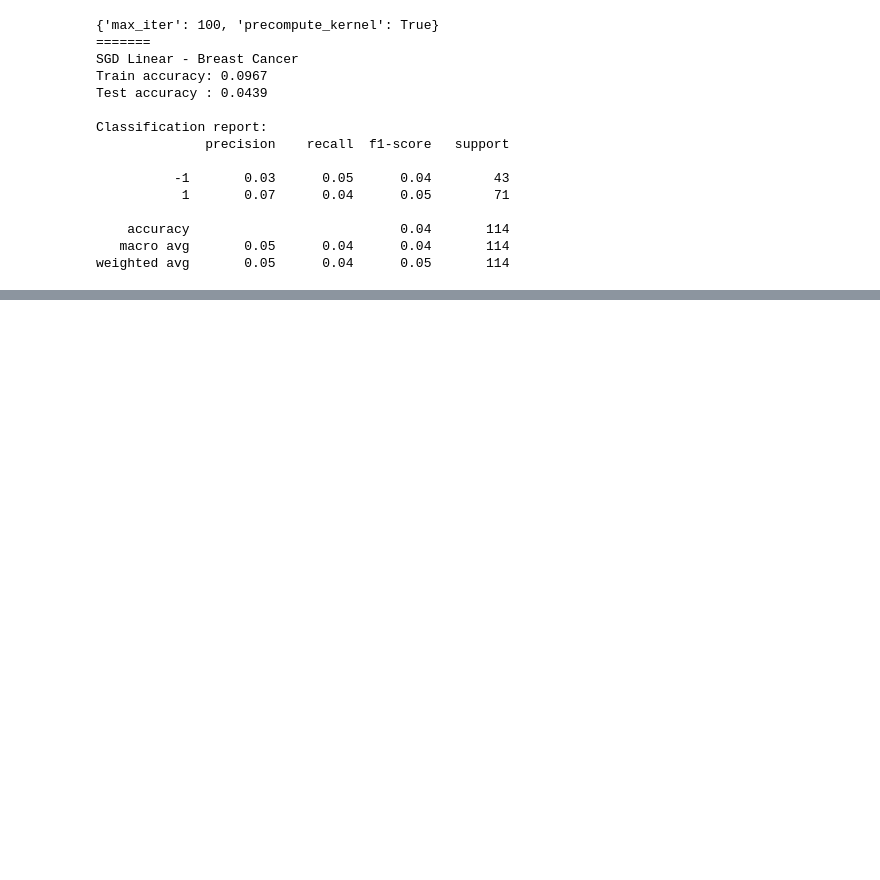
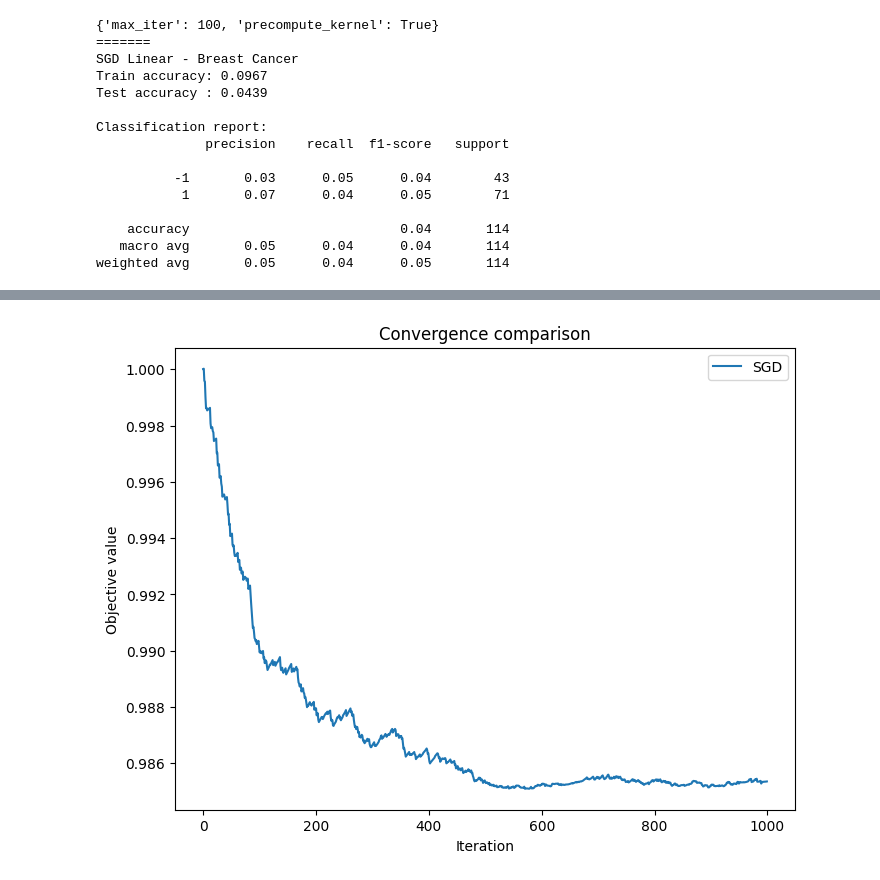
Before and after one commit to PioRow/Stochastic_Conjugete_subgradient_algorithm_for_kernel_SVM, a Jupyter notebook: algorithm_base_comparison.ipynb, the cells around one changed output, grey strips where cells are left out. Saved outputs shown, nothing was run; the diff lists cells and outputs as text; code cells hidden in the pictures; blank space fills up the shorter version.

```diff
--- a/algorithm_base_comparison.ipynb
+++ b/algorithm_base_comparison.ipynb
@@ -419,0 +732,7 @@ weighted avg       0.05      0.04      0.05       114
+# %%
+plot_convergence(
+    [sgd_model],
+    ["SGD"]
+)
+# %% [output]
+[figure, added]
```
Also changed, not shown: parts of 25 cells of this notebook, 7 other files.
